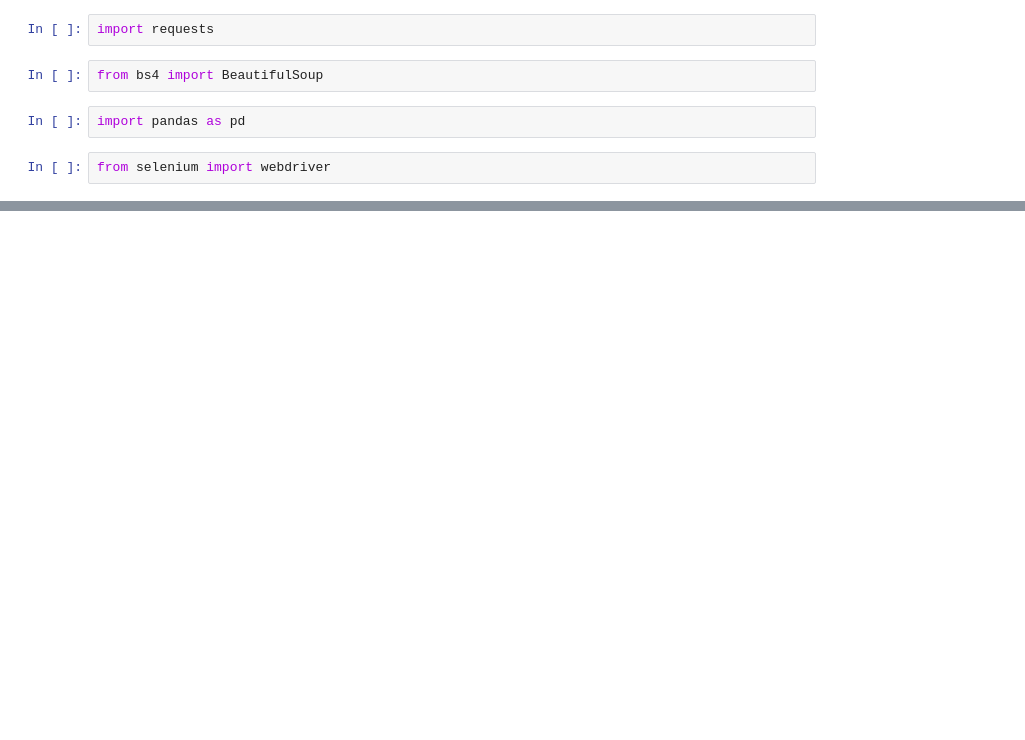
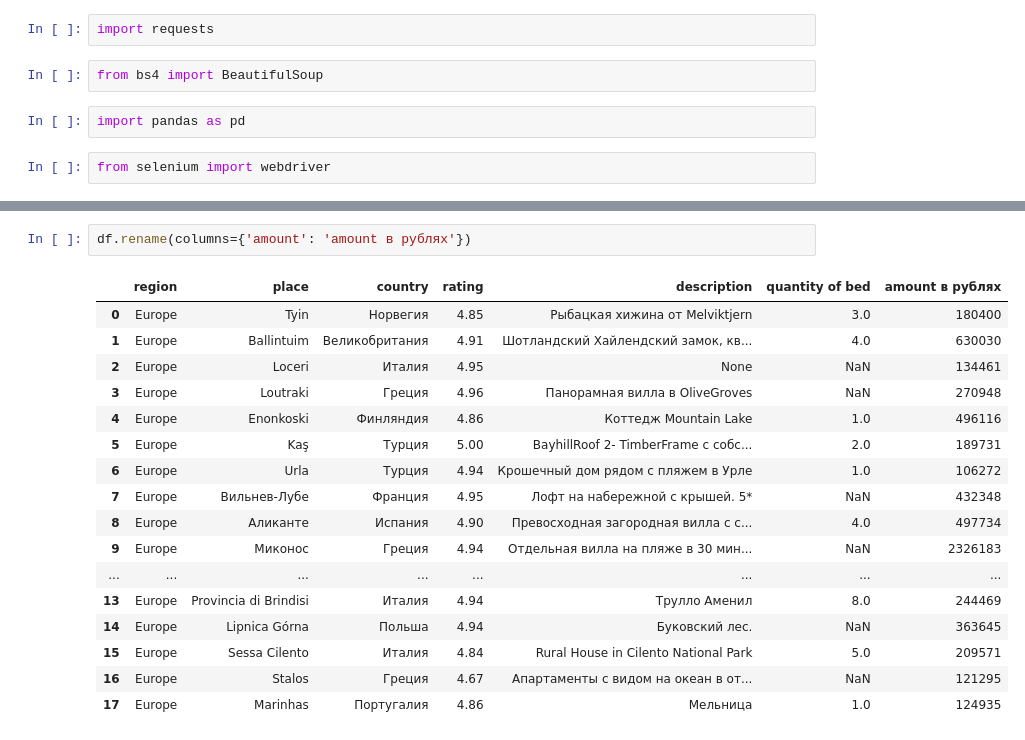
Before and after one commit to Barsbek312/Airbnb-Scrapping-Flask-Project, a Jupyter notebook: Project_ETL.ipynb, the cells around one changed output, grey strips where cells are left out. Saved outputs shown, nothing was run; the diff lists cells and outputs as text; blank space fills up the shorter version.

```diff
--- a/Project_ETL.ipynb
+++ b/Project_ETL.ipynb
@@ -30,0 +149,20 @@ print(soup)
+# %%
+df.rename(columns={'amount': 'amount в рублях'})
+# %% [output]
+|  | region | place | country | rating | description | quantity of bed | amount в рублях |
+| 0 | Europe | Tyin | Норвегия | 4.85 | Рыбацкая хижина от Melviktjern | 3.0 | 180400 |
+| 1 | Europe | Ballintuim | Великобритания | 4.91 | Шотландский Хайлендский замок, кв... | 4.0 | 630030 |
+| 2 | Europe | Loceri | Италия | 4.95 | None | NaN | 134461 |
+| 3 | Europe | Loutraki | Греция | 4.96 | Панорамная вилла в OliveGroves | NaN | 270948 |
+| 4 | Europe | Enonkoski | Финляндия | 4.86 | Коттедж Mountain Lake | 1.0 | 496116 |
+| 5 | Europe | Kaş | Турция | 5.00 | BayhillRoof 2- TimberFrame с собс... | 2.0 | 189731 |
+| 6 | Europe | Urla | Турция | 4.94 | Крошечный дом рядом с пляжем в Урле | 1.0 | 106272 |
+| 7 | Europe | Вильнев-Лубе | Франция | 4.95 | Лофт на набережной с крышей. 5* | NaN | 432348 |
+| 8 | Europe | Аликанте | Испания | 4.90 | Превосходная загородная вилла с с... | 4.0 | 497734 |
+| 9 | Europe | Миконос | Греция | 4.94 | Отдельная вилла на пляже в 30 мин... | NaN | 2326183 |
+| ... | ... | ... | ... | ... | ... | ... | ... |
+| 13 | Europe | Provincia di Brindisi | Италия | 4.94 | Трулло Аменил | 8.0 | 244469 |
+| 14 | Europe | Lipnica Górna | Польша | 4.94 | Буковский лес. | NaN | 363645 |
+| 15 | Europe | Sessa Cilento | Италия | 4.84 | Rural House in Cilento National Park | 5.0 | 209571 |
+| 16 | Europe | Stalos | Греция | 4.67 | Апартаменты с видом на океан в от... | NaN | 121295 |
+| 17 | Europe | Marinhas | Португалия | 4.86 | Мельница | 1.0 | 124935 |
```
Also changed, not shown: parts of 11 cells of this notebook.
